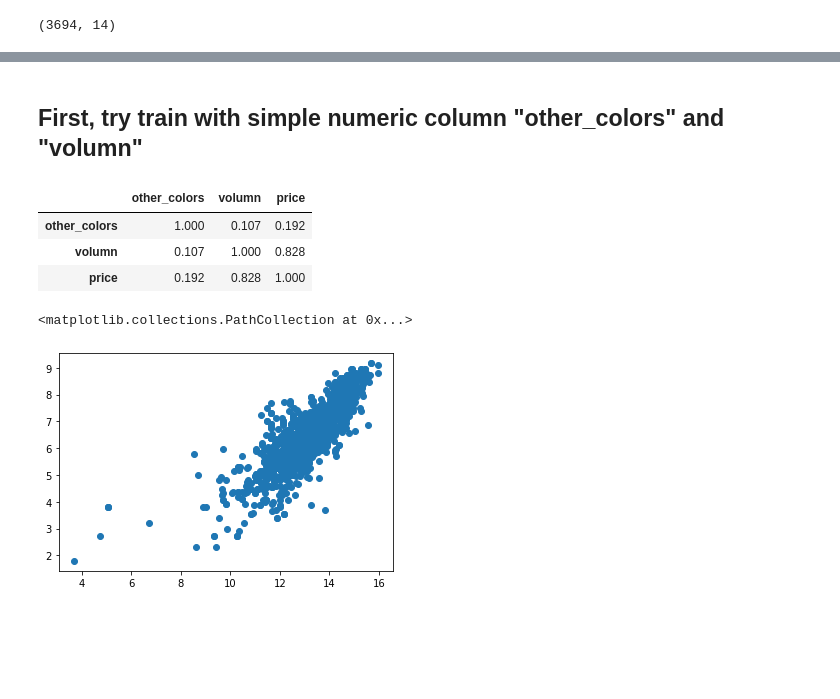
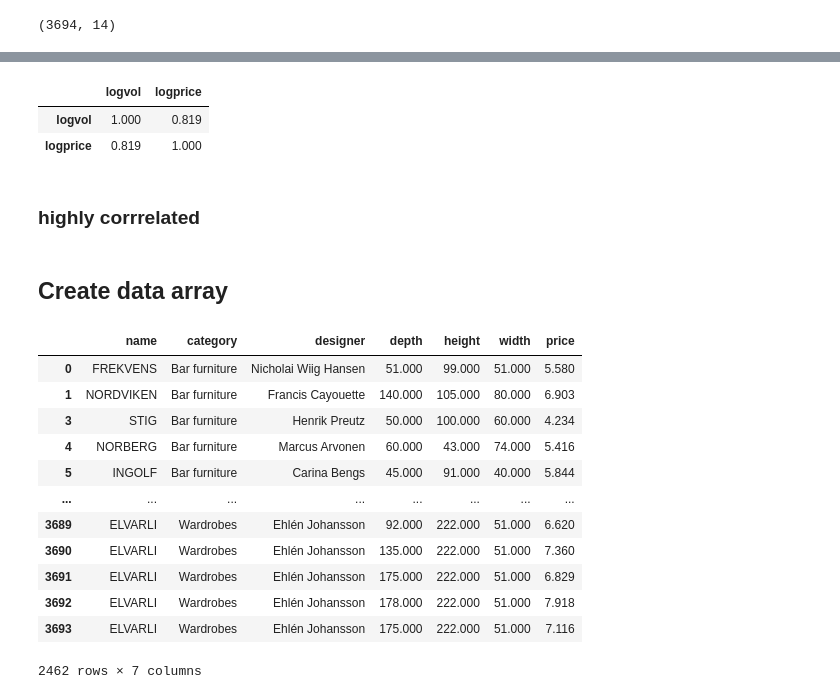
Before and after one commit to skim30-uvm/Learning, a Jupyter notebook: ML/Project_IKEA.ipynb, the cells around one changed output, grey strips where cells are left out. Cells and saved outputs as stored; diff of their text form; code cells hidden in the pictures; blank space fills up the shorter version.

```diff
--- a/ML/Project_IKEA.ipynb
+++ b/ML/Project_IKEA.ipynb
@@ -215,3 +243,0 @@ dtype: float64
-# %%
-target_df['volumn'] = vol
-target_df
@@ -237,3 +244,31 @@ See the caveats in the documentation: https://pandas.pydata.org/pandas-docs/stab
+# %%
+twofactor = pd.DataFrame({'logvol': logvol, 'logprice': logprice})
+twofactor.corr()
+# %% [output]
+|  | logvol | logprice |
+| logvol | 1.000 | 0.819 |
+| logprice | 0.819 | 1.000 |
+# %% [markdown]
+### highly corrrelated
+# %% [markdown]
+## Create data array
+# %%
+target_df2 = target_df.drop('price', axis = 1).join(logprice)
+target_df2
+# %% [output]
+|  | name | category | designer | depth | height | width | price |
+| 0 | FREKVENS | Bar furniture | Nicholai Wiig Hansen | 51.000 | 99.000 | 51.000 | 5.580 |
+| 1 | NORDVIKEN | Bar furniture | Francis Cayouette | 140.000 | 105.000 | 80.000 | 6.903 |
+| 3 | STIG | Bar furniture | Henrik Preutz | 50.000 | 100.000 | 60.000 | 4.234 |
+| 4 | NORBERG | Bar furniture | Marcus Arvonen | 60.000 | 43.000 | 74.000 | 5.416 |
+| 5 | INGOLF | Bar furniture | Carina Bengs | 45.000 | 91.000 | 40.000 | 5.844 |
+| ... | ... | ... | ... | ... | ... | ... | ... |
+| 3689 | ELVARLI | Wardrobes | Ehlén Johansson | 92.000 | 222.000 | 51.000 | 6.620 |
+| 3690 | ELVARLI | Wardrobes | Ehlén Johansson | 135.000 | 222.000 | 51.000 | 7.360 |
+| 3691 | ELVARLI | Wardrobes | Ehlén Johansson | 175.000 | 222.000 | 51.000 | 6.829 |
+| 3692 | ELVARLI | Wardrobes | Ehlén Johansson | 178.000 | 222.000 | 51.000 | 7.918 |
+| 3693 | ELVARLI | Wardrobes | Ehlén Johansson | 175.000 | 222.000 | 51.000 | 7.116 |
+2462 rows × 7 columns
 # %%
 def pandas_to_numpy(data):
     '''Convert a pandas DataFrame into a Numpy array'''
@@ -255,15 +283,0 @@ df_test = target_df.drop(df_train.index)
-# %% [markdown]
-## First, try train with simple numeric column "other_colors" and "volumn"
-# %%
-train1 = df_train[['other_colors','volumn','price']]
-train1.corr()
-# %% [output]
-|  | other_colors | volumn | price |
-| other_colors | 1.000 | 0.107 | 0.192 |
-| volumn | 0.107 | 1.000 | 0.828 |
-| price | 0.192 | 0.828 | 1.000 |
-# %%
-plt.scatter(train1['volumn'],train1['price'])
-# %% [output]
-<matplotlib.collections.PathCollection at 0x...>
-[figure, removed]
```
Also changed, not shown: parts of 75 cells of this notebook.
